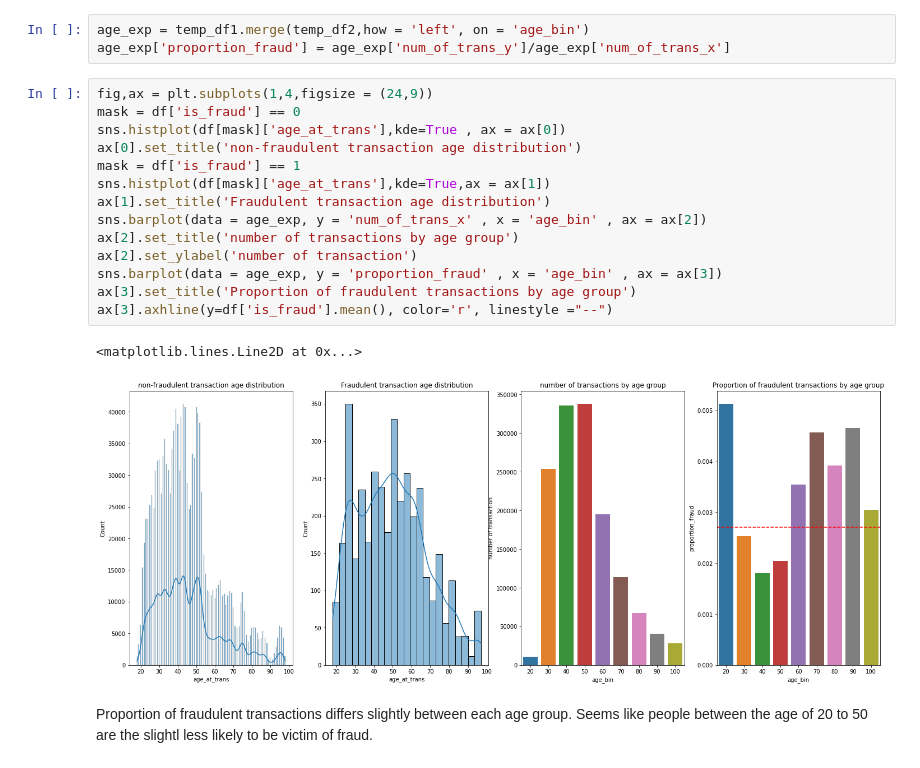
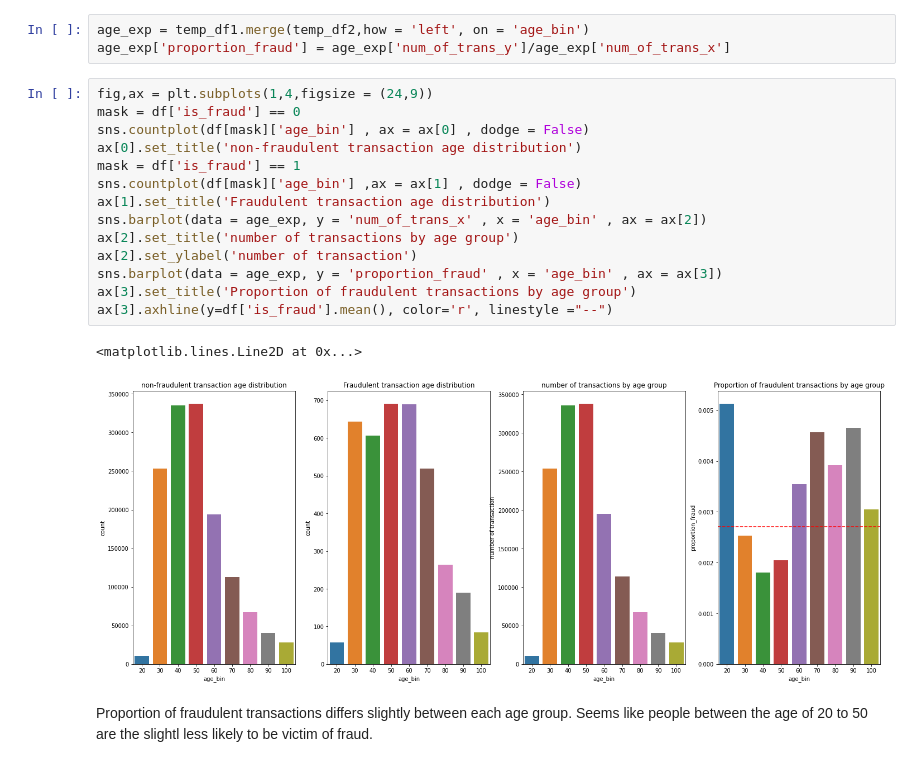
Before and after one commit to ngcheeyuan/Fraud_Detection_Capstone, a Jupyter notebook: Capstone.ipynb, the cells around one changed output. Drawn from its saved outputs; the diff is of its cells as text.

```diff
--- a/Capstone.ipynb
+++ b/Capstone.ipynb
@@ -204,20 +198,20 @@ age_exp['proportion_fraud'] = age_exp['num_of_trans_y']/age_exp['num_of_trans_x'
 # %%
 fig,ax = plt.subplots(1,4,figsize = (24,9))
 mask = df['is_fraud'] == 0
-sns.histplot(df[mask]['age_at_trans'],kde=True , ax = ax[0])
+sns.countplot(df[mask]['age_bin'] , ax = ax[0] , dodge = False)
 ax[0].set_title('non-fraudulent transaction age distribution')
 mask = df['is_fraud'] == 1
-sns.histplot(df[mask]['age_at_trans'],kde=True,ax = ax[1])
+sns.countplot(df[mask]['age_bin'] ,ax = ax[1] , dodge = False)
 ax[1].set_title('Fraudulent transaction age distribution')
 sns.barplot(data = age_exp, y = 'num_of_trans_x' , x = 'age_bin' , ax = ax[2])
 ax[2].set_title('number of transactions by age group')
 ax[2].set_ylabel('number of transaction')
 sns.barplot(data = age_exp, y = 'proportion_fraud' , x = 'age_bin' , ax = ax[3])
 ax[3].set_title('Proportion of fraudulent transactions by age group')
 ax[3].axhline(y=df['is_fraud'].mean(), color='r', linestyle ="--")
 # %% [output]
 <matplotlib.lines.Line2D at 0x...>
-[figure, old version]
+[figure, new version]
 # %% [markdown]
 Proportion of fraudulent transactions differs slightly between each age group. Seems like people between the age of 20 to 50 are the slightl less likely to be victim of fraud.
 # %%
```
Also changed, not shown: parts of 43 cells of this notebook.
